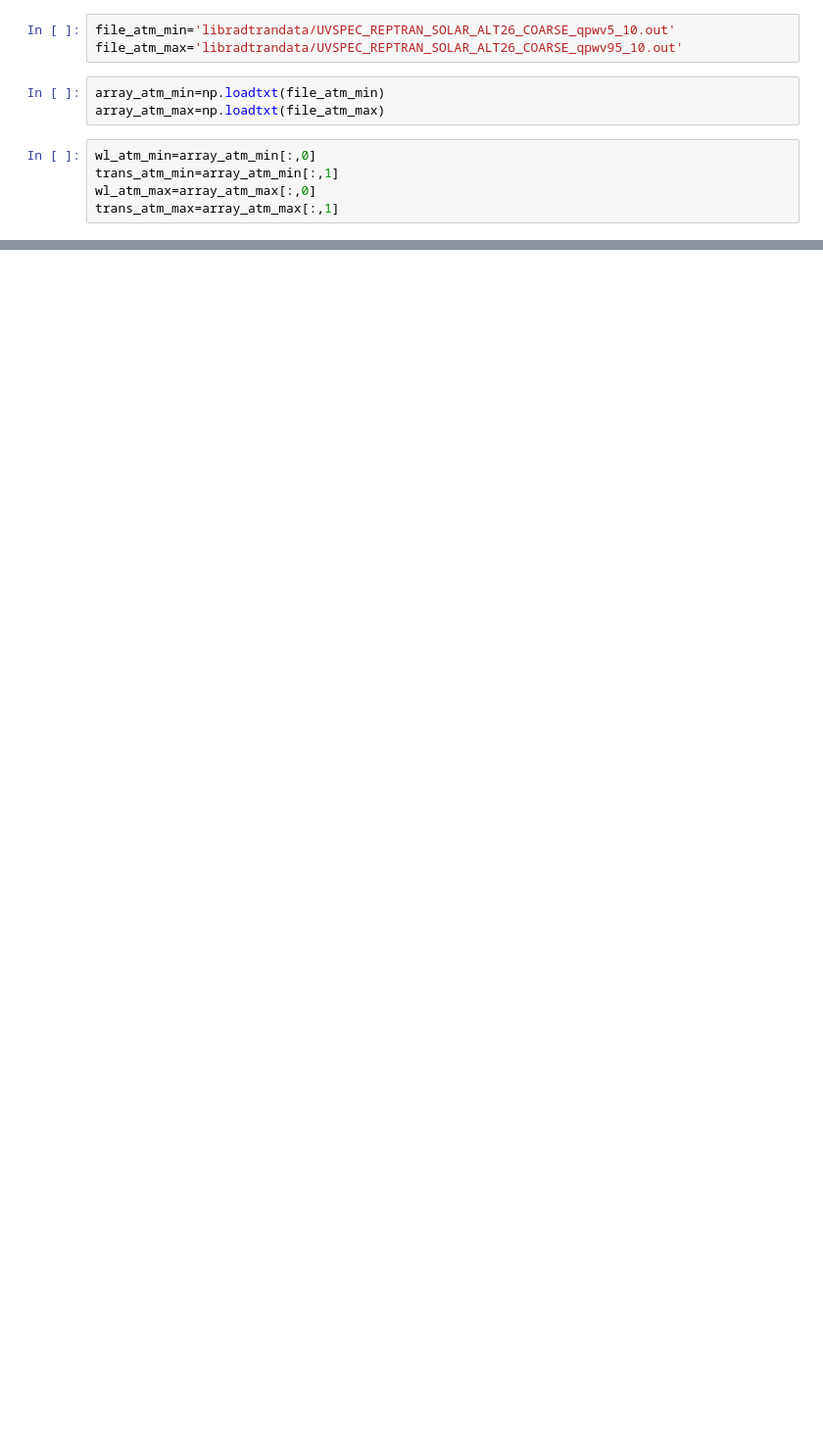
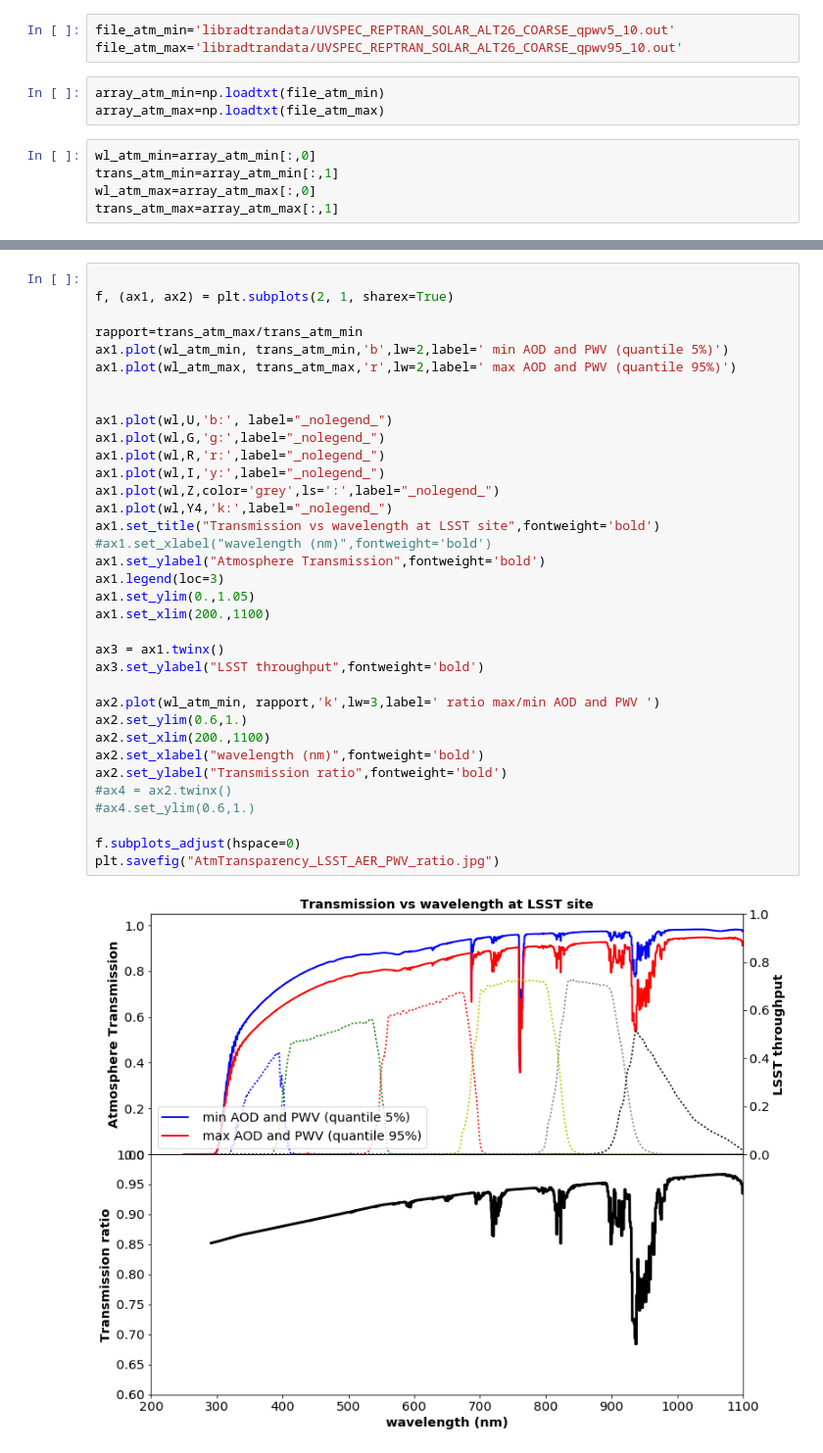
Before and after one commit to sylvielsstfr/AtmSimForP2IO_2017, a Jupyter notebook: plot_atm_aer_pwv/PlotAirTransparencyAndLSSTFilters.ipynb, the cells around one changed output, grey strips where cells are left out. Shown at 98% size. Saved outputs shown, nothing was run; the diff lists cells and outputs as text; blank space fills up the shorter version.

```diff
--- a/plot_atm_aer_pwv/PlotAirTransparencyAndLSSTFilters.ipynb
+++ b/plot_atm_aer_pwv/PlotAirTransparencyAndLSSTFilters.ipynb
@@ -73,0 +74,37 @@ plt.savefig("AtmTransparency_LSST_AER_PWV.jpg")
+# %%
+
+f, (ax1, ax2) = plt.subplots(2, 1, sharex=True)
+
+rapport=trans_atm_max/trans_atm_min
+ax1.plot(wl_atm_min, trans_atm_min,'b',lw=2,label=' min AOD and PWV (quantile 5%)')
+ax1.plot(wl_atm_max, trans_atm_max,'r',lw=2,label=' max AOD and PWV (quantile 95%)')
+
+
+ax1.plot(wl,U,'b:', label="_nolegend_")
+ax1.plot(wl,G,'g:',label="_nolegend_")
+ax1.plot(wl,R,'r:',label="_nolegend_")
+ax1.plot(wl,I,'y:',label="_nolegend_")
+ax1.plot(wl,Z,color='grey',ls=':',label="_nolegend_")
+ax1.plot(wl,Y4,'k:',label="_nolegend_")
+ax1.set_title("Transmission vs wavelength at LSST site",fontweight='bold')
+#ax1.set_xlabel("wavelength (nm)",fontweight='bold')
+ax1.set_ylabel("Atmosphere Transmission",fontweight='bold')
+ax1.legend(loc=3)
+ax1.set_ylim(0.,1.05)
+ax1.set_xlim(200.,1100)
+
+ax3 = ax1.twinx()
+ax3.set_ylabel("LSST throughput",fontweight='bold')
+
+ax2.plot(wl_atm_min, rapport,'k',lw=3,label=' ratio max/min AOD and PWV ')
+ax2.set_ylim(0.6,1.)
+ax2.set_xlim(200.,1100)
+ax2.set_xlabel("wavelength (nm)",fontweight='bold')
+ax2.set_ylabel("Transmission ratio",fontweight='bold')
+#ax4 = ax2.twinx()
+#ax4.set_ylim(0.6,1.)
+
+f.subplots_adjust(hspace=0)
+plt.savefig("AtmTransparency_LSST_AER_PWV_ratio.jpg")
+# %% [output]
+[figure, added]
```
Also changed, not shown: parts of 3 cells of this notebook.
